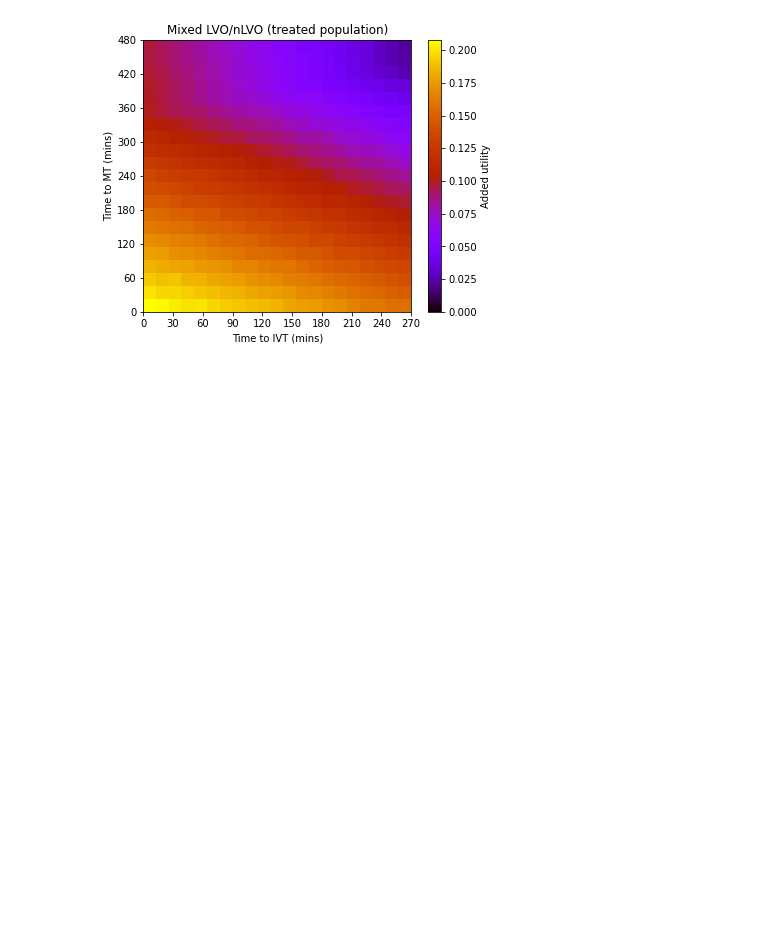
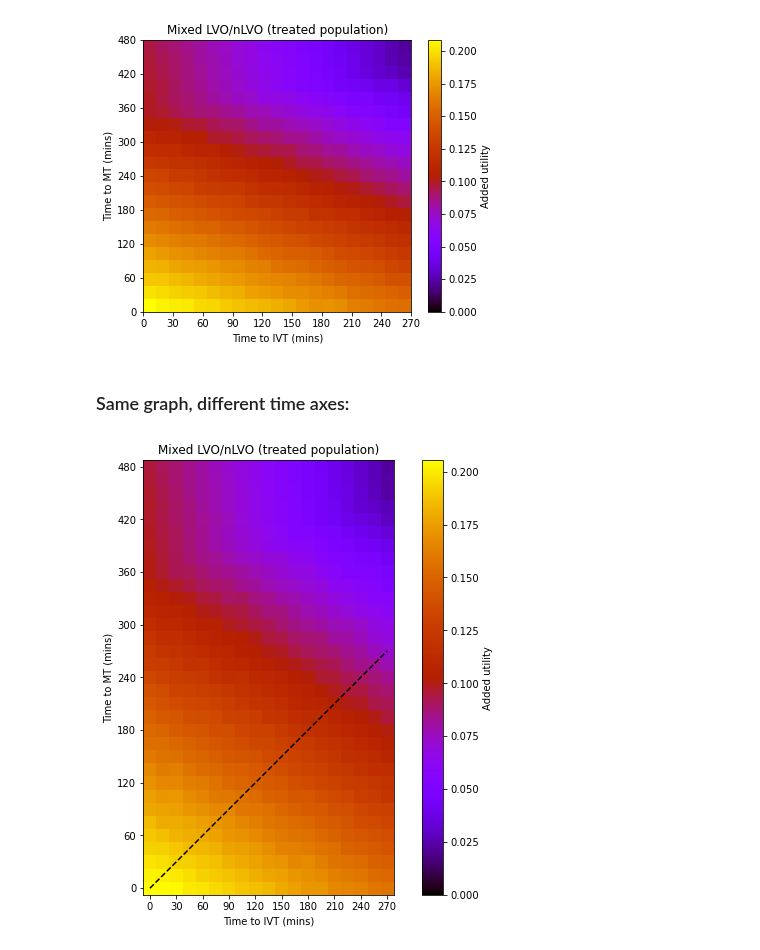
Before and after one commit to samuel-book/stroke_outcome, a Jupyter notebook: matrix.ipynb, the cells around one changed output. Drawn from its saved outputs; the diff is of its cells as text; code cells hidden in the pictures; blank space fills up the shorter version.

Commit message:
Edited matrix plot

```diff
--- a/matrix.ipynb
+++ b/matrix.ipynb
@@ -272,3 +283,41 @@ Proportion LVO admissions treated with IVT only: 0.000
 Proportion nLVO admissions treated with IVT: 0.155
 Proportion LVO MT also receiving IVT: 0.850
 [figure]
+# %% [markdown]
+### Same graph, different time axes:
+# %%
+time_to_ivt = np.arange(0, max_time_to_ivt+15, 15)
+time_to_mt  = np.arange(0, max_time_to_mt+15,  15)
+results = np.empty(shape=(len(time_to_ivt), len(time_to_mt)))
+
+for x, ivt in enumerate(time_to_ivt):
+    for y, mt in enumerate(time_to_mt):
+        outcomes = outcome_model.calculate_outcomes(ivt, mt)
+        added_utility_lvo_ivt = outcomes['lvo_ivt_added_utility']
+        added_utility_lvo_mt = outcomes['lvo_mt_added_utility']
+        added_utility_nlvo_ivt = outcomes['nlvo_ivt_added_utility']
+
+        # If LVO-IVT is greater utility than LVO-MT then adjust MT for
+        # proportion of patients receiving IVT
+        if added_utility_lvo_ivt > added_utility_lvo_mt:
+            diff = added_utility_lvo_ivt - added_utility_lvo_mt
+            added_utility_lvo_mt += \
+                diff * proportion_of_lvo_mt_also_receiving_IVT
+
+        added_utility = (
+            (added_utility_lvo_mt * prop_lvo * prop_lvo_treated_ivt_mt) +
+            (added_utility_lvo_ivt * prop_lvo * prop_lvo_treated_ivt_only) +
+            (added_utility_nlvo_ivt * prop_nlvo * prop_nlvo_treated_ivt_only)
+                        )
+        results[x,y] = added_utility
+
+# Adjust outcome for just treated population
+results = results / treated_population
+# %%
+plot_results(results, time_to_ivt, time_to_mt,
+             'Mixed LVO/nLVO (treated population)', 'utility_all',
+             aspect='equal', figsize=(10,8))
+plt.plot([0,max_time_to_ivt], [0,max_time_to_ivt], color='k', linestyle='--')
+plt.show()
+# %% [output]
+[figure, added]
```
Also changed, not shown: parts of 2 cells of this notebook.
